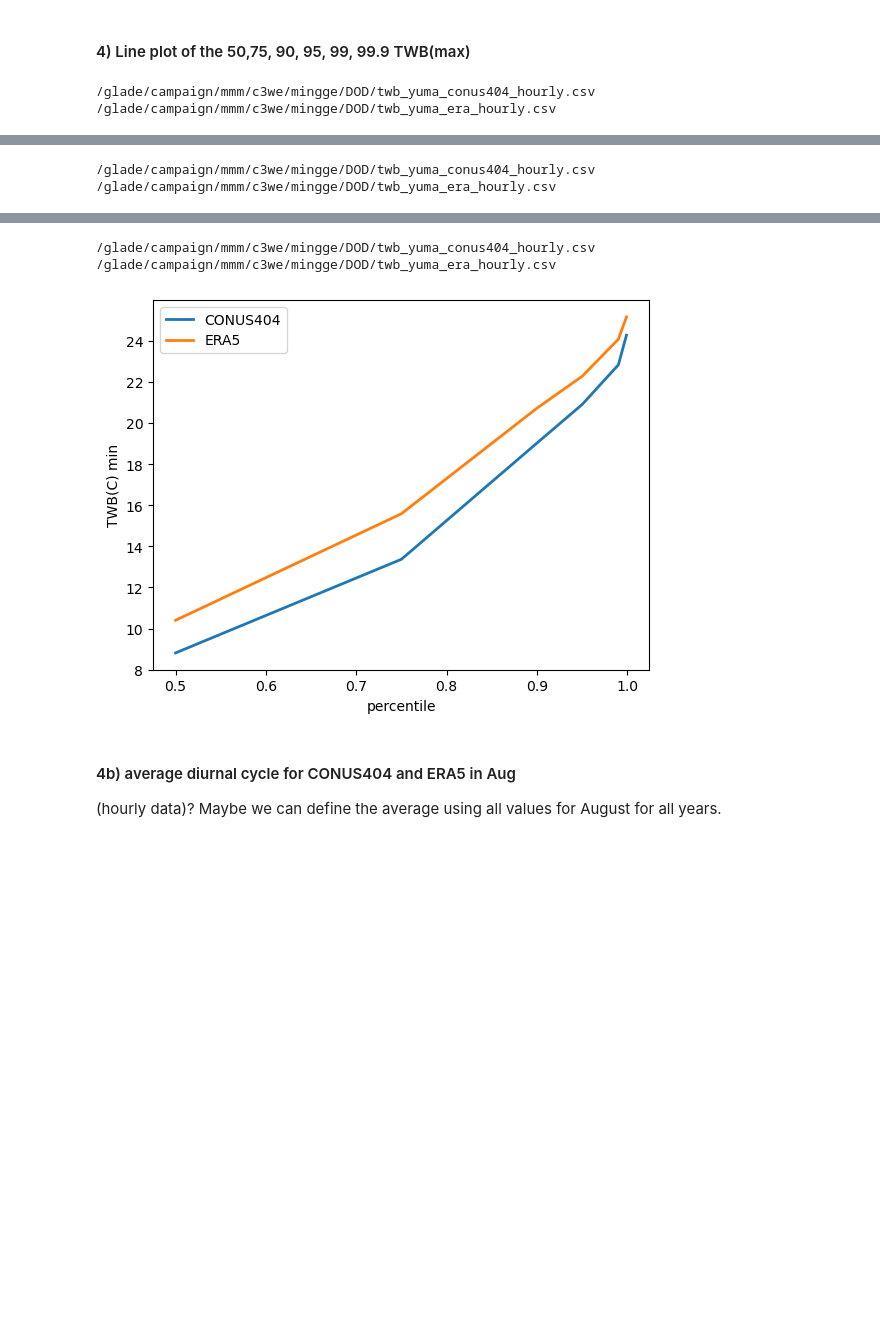
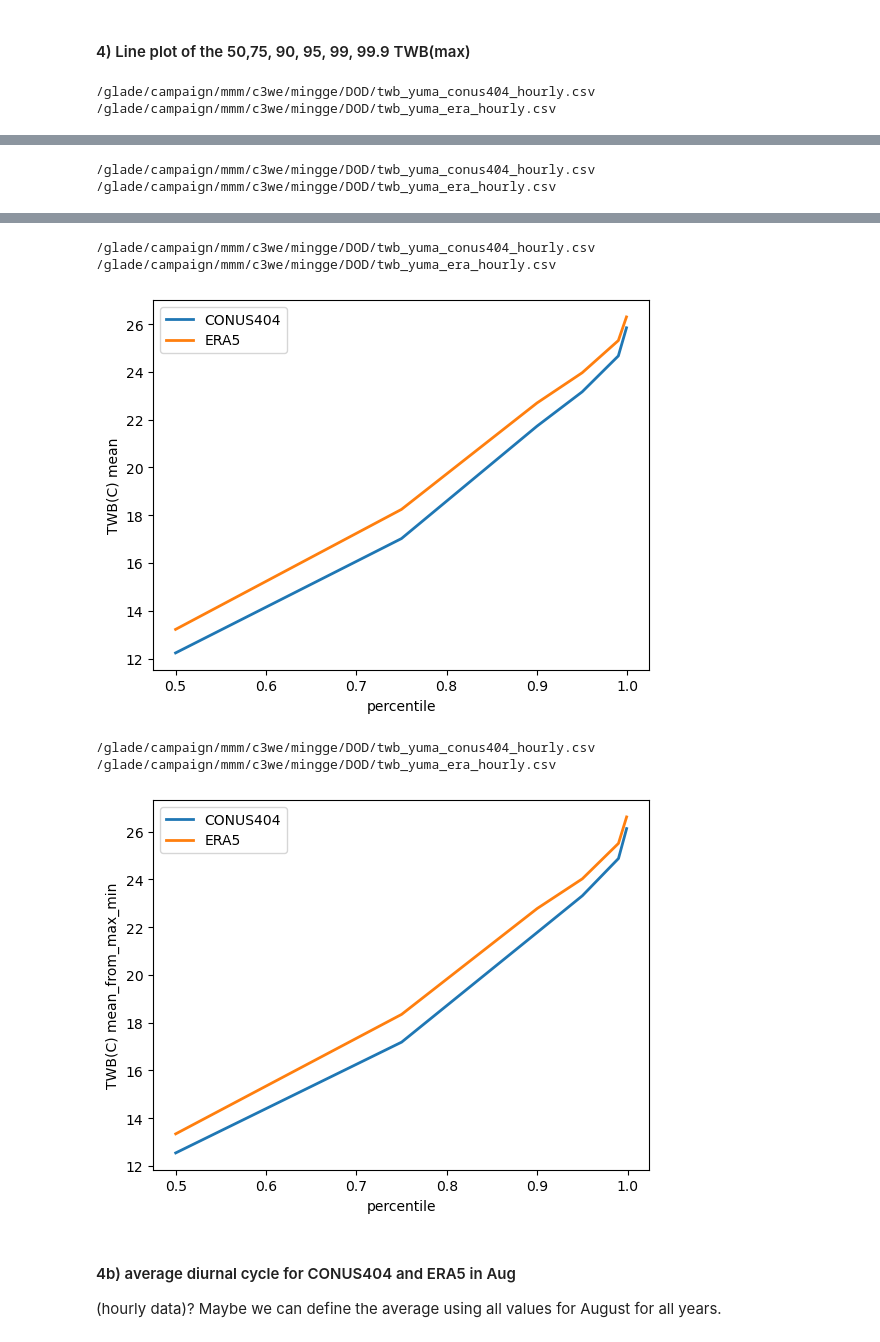
Before and after one commit to ming80302/DOD, a Jupyter notebook: twb_era5_conus404.ipynb, the cells around one changed output, grey strips where cells are left out. Saved outputs shown, nothing was run; the diff lists cells and outputs as text; code cells hidden in the pictures; blank space fills up the shorter version.

```diff
--- a/twb_era5_conus404.ipynb
+++ b/twb_era5_conus404.ipynb
@@ -320,7 +366,7 @@ q_1d = [.50, .75, .90, .95, .99, .999]
 n_q = len(q_1d)
 p_2d = np.zeros((2, n_q))
 
-method_1d = ['max', 'mean', 'min']
+method_1d = ['max', 'min', 'mean', 'mean_from_max_min']
 
 for method in method_1d:
     ct = 0
@@ -341,6 +387,9 @@ for method in method_1d:
 /glade/campaign/mmm/c3we/mingge/DOD/twb_yuma_conus404_hourly.csv
 /glade/campaign/mmm/c3we/mingge/DOD/twb_yuma_era_hourly.csv
-[figure, old version]
+[figure, new version]
+/glade/campaign/mmm/c3we/mingge/DOD/twb_yuma_conus404_hourly.csv
+/glade/campaign/mmm/c3we/mingge/DOD/twb_yuma_era_hourly.csv
+[figure, added]
 # %% [markdown]
 #### 4b) average diurnal cycle for CONUS404 and ERA5 in Aug
 (hourly data)? Maybe we can define the average using all values for August for all years.
```
Also changed, not shown: parts of 9 cells of this notebook.
